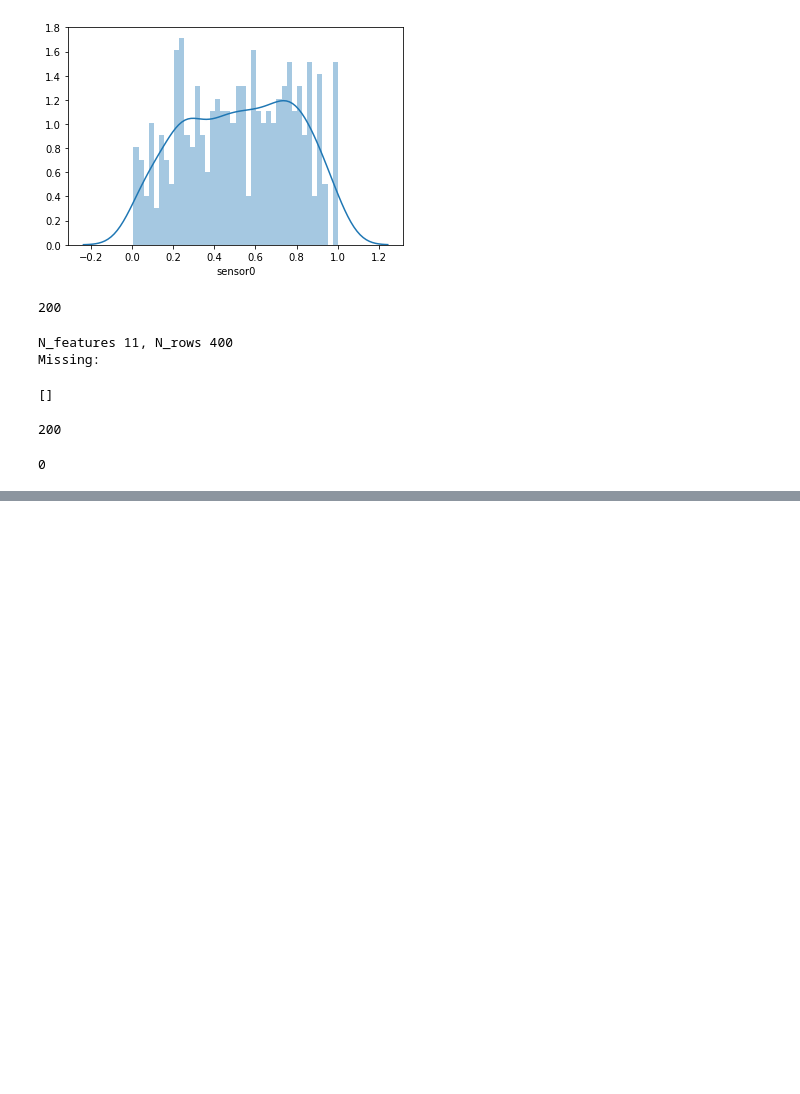
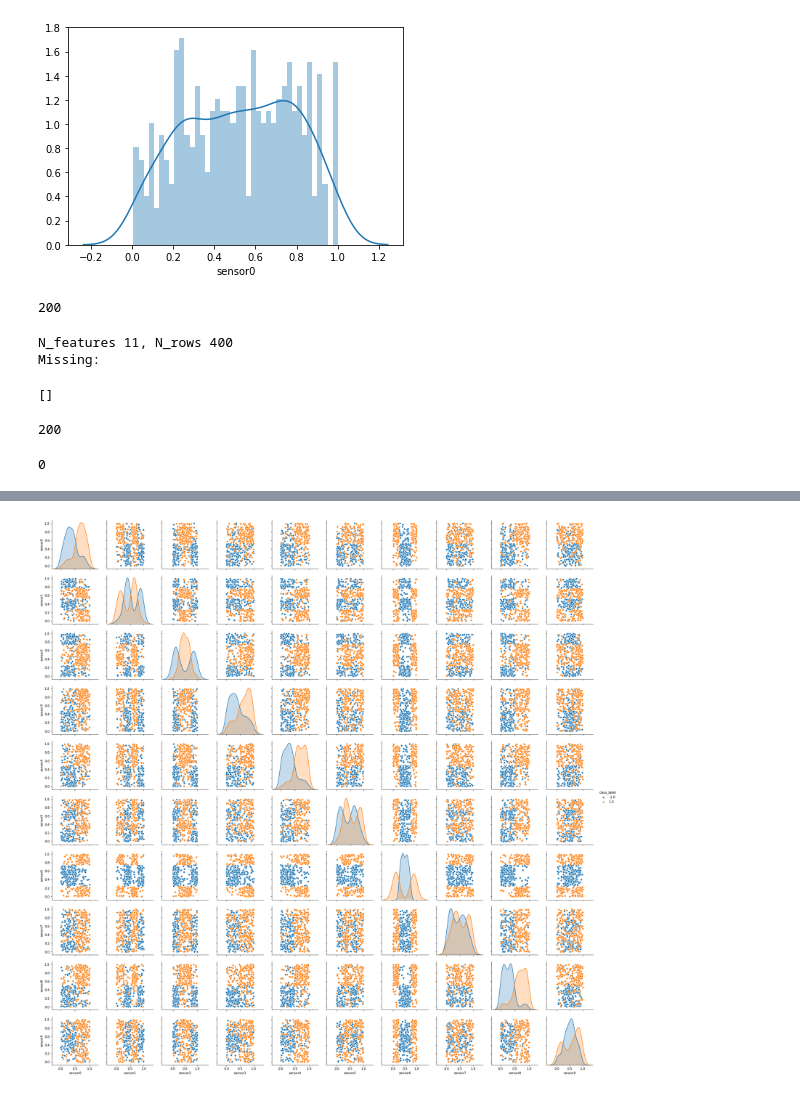
Before and after one commit to grevtsovkirill/sensorrank, a Jupyter notebook: eda.ipynb, the cells around one changed output, grey strips where cells are left out. Drawn from its saved outputs; the diff is of its cells as text; code cells hidden in the pictures; blank space fills up the shorter version.

```diff
--- a/eda.ipynb
+++ b/eda.ipynb
@@ -90,0 +111,6 @@ len(dat.loc[dat.class_label==0])
+# %%
+def pair_plot(ds,varlist):
+    plt.figure("paiplot")
+    sns.pairplot(ds,vars=varlist,hue='class_label', diag_kind="kde")
+    plt.savefig("Plots/pairplot.png", transparent=True)
+    plt.close("paiplot")
@@ -90,0 +119,4 @@ len(dat.loc[dat.class_label==0])
+# %%
+varlist_f = list(varlist)
+# %%
+varlist_f.remove('class_label')
@@ -90,0 +127,4 @@ len(dat.loc[dat.class_label==0])
+# %%
+pair_plot(dat,varlist_f)
+# %% [output]
+[figure, added]
```
Also changed, not shown: parts of 4 cells of this notebook.
